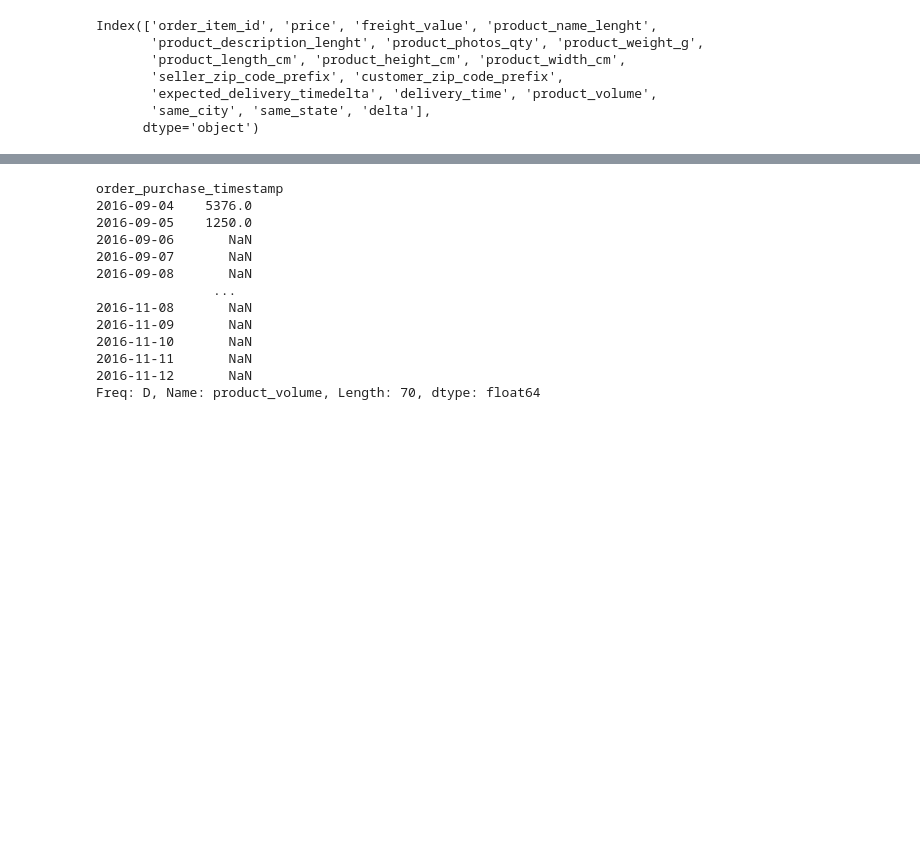
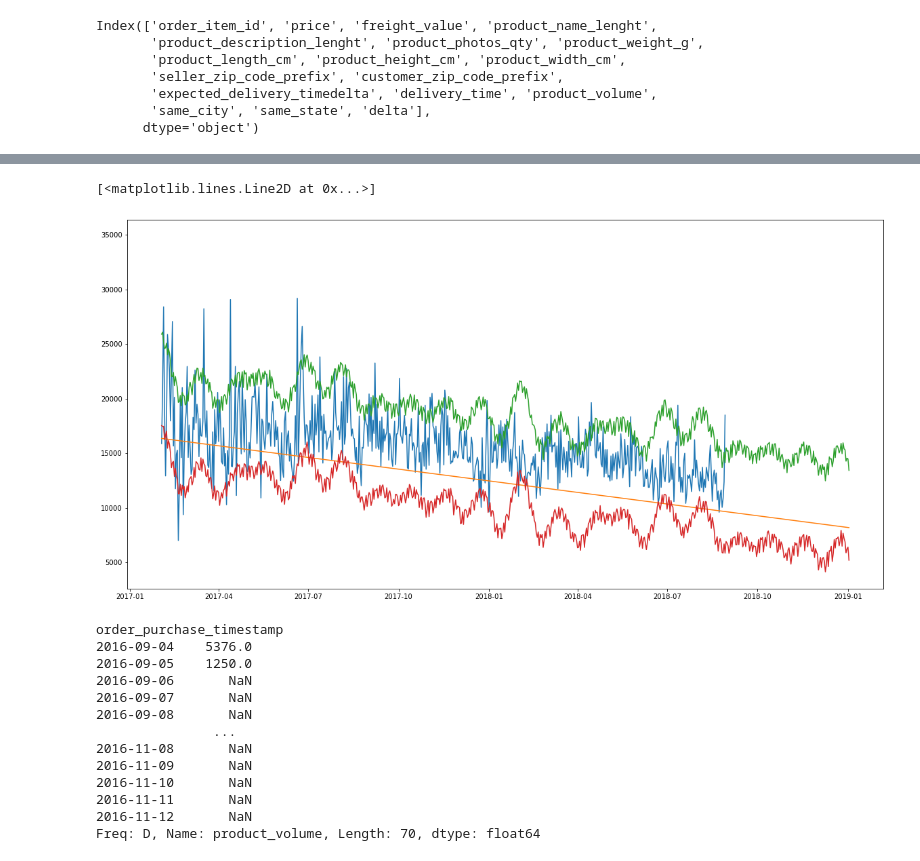
Before and after one commit to finloop/data-science-notebooks, a Jupyter notebook: e_commerce/e-commerce-time-series.ipynb, the cells around one changed output, grey strips where cells are left out. Drawn from its saved outputs; the diff is of its cells as text; code cells hidden in the pictures; blank space fills up the shorter version.

```diff
--- a/e_commerce/e-commerce-time-series.ipynb
+++ b/e_commerce/e-commerce-time-series.ipynb
@@ -155,0 +178,4 @@ axs[1, 1].plot(ts5.loc[:, "delta"].rolling(7).quantile(0.95))
+# %%
+data = ts7.loc[:, "product_volume"].reset_index()
+# %%
+data.columns = ["ds","y"]
@@ -155,0 +186,2 @@ axs[1, 1].plot(ts5.loc[:, "delta"].rolling(7).quantile(0.95))
+# %%
+m.fit(data[:200])
@@ -155,0 +195,2 @@ axs[1, 1].plot(ts5.loc[:, "delta"].rolling(7).quantile(0.95))
+# %%
+pred = m.predict(m.make_future_dataframe(periods=500))
@@ -156,3 +207,13 @@ axs[1, 1].plot(ts5.loc[:, "delta"].rolling(7).quantile(0.95))
+# %%
+fig = plt.figure(figsize=(20,10))
+
+plt.plot(data.ds, data.y)
+plt.plot(pred.ds, pred.trend)
+plt.plot(pred.ds, pred.yhat_upper)
+plt.plot(pred.ds, pred.yhat_lower)
+# %% [output]
+[<matplotlib.lines.Line2D at 0x...>]
+[figure, added]
 # %%
 import datetime
 # %%
```
Also changed, not shown: parts of 8 cells of this notebook.
